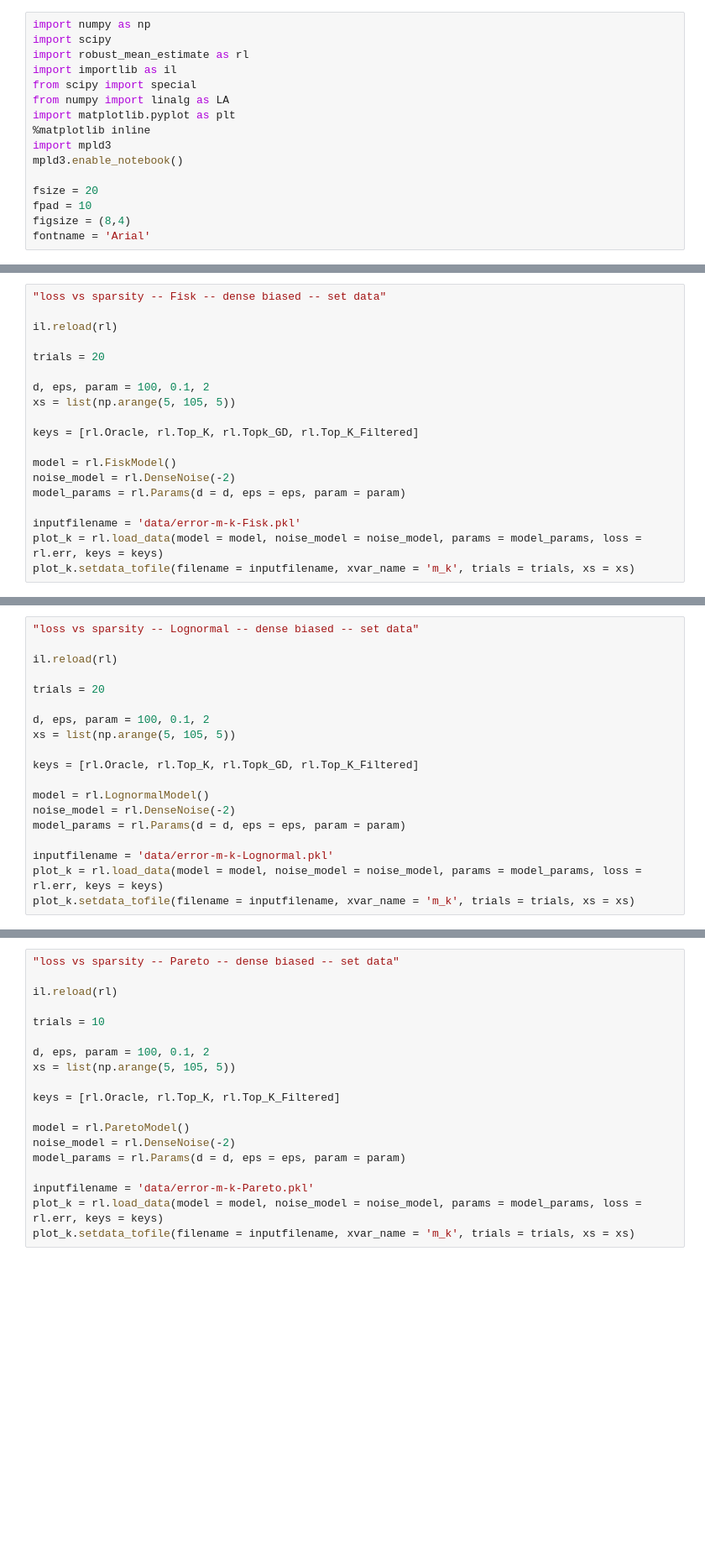
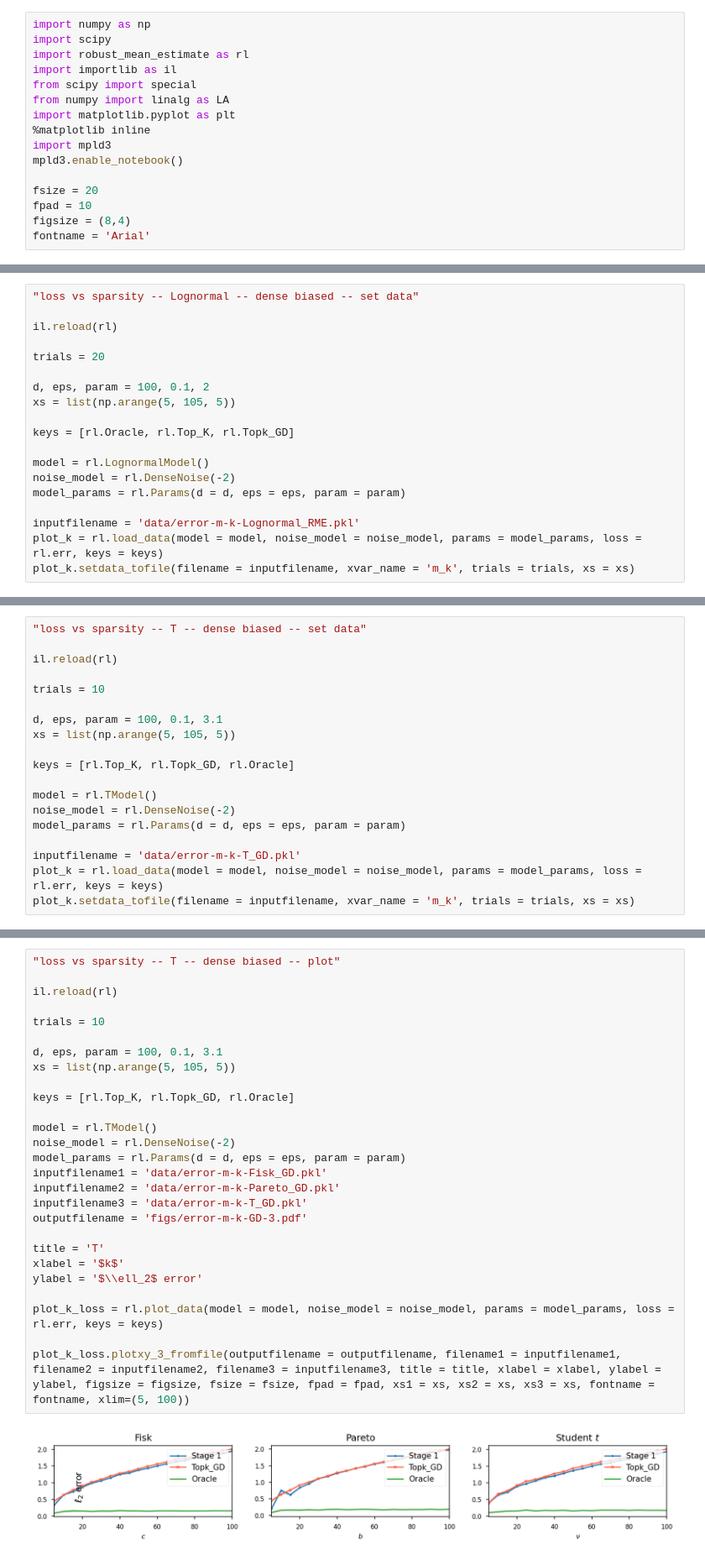
Before and after one commit to ying-hui-he/Robust_mean_estimation, a Jupyter notebook: m1_max_powerful.ipynb, the cells around one changed output, grey strips where cells are left out. Shown at 84% size. Saved outputs shown, nothing was run; the diff lists cells and outputs as text; blank space fills up the shorter version.

```diff
--- a/m1_max_powerful.ipynb
+++ b/m1_max_powerful.ipynb
@@ -17,5 +115,5 @@ fontname = 'Arial'
 # %%
-"loss vs sparsity -- Fisk -- dense biased -- set data"
+"loss vs sparsity -- Lognormal -- dense biased -- set data"
 
 il.reload(rl)
 
@@ -24,12 +122,12 @@ trials = 20
 d, eps, param = 100, 0.1, 2
 xs = list(np.arange(5, 105, 5))
 
-keys = [rl.Oracle, rl.Top_K, rl.Topk_GD, rl.Top_K_Filtered]
+keys = [rl.Oracle, rl.Top_K, rl.Topk_GD]
 
-model = rl.FiskModel()
+model = rl.LognormalModel()
 noise_model = rl.DenseNoise(-2)
 model_params = rl.Params(d = d, eps = eps, param = param)
 
-inputfilename = 'data/error-m-k-Fisk.pkl'
+inputfilename = 'data/error-m-k-Lognormal_RME.pkl'
 plot_k = rl.load_data(model = model, noise_model = noise_model, params = model_params, loss = rl.err, keys = keys)
 plot_k.setdata_tofile(filename = inputfilename, xvar_name = 'm_k', trials = trials, xs = xs)
@@ -59,22 +220,22 @@ plot_k_loss = rl.plot_data(model = model, noise_model = noise_model, params = mo
 
 plot_k_loss.plotxy_fromfile(outputfilename = outputfilename, filename = inputfilename, title = title, xlabel = xlabel, ylabel = ylabel, figsize = figsize, fsize = fsize, fpad = fpad, xs = xs, fontname = fontname)
 # %%
-"loss vs sparsity -- Lognormal -- dense biased -- set data"
+"loss vs sparsity -- T -- dense biased -- set data"
 
 il.reload(rl)
 
-trials = 20
+trials = 10
 
-d, eps, param = 100, 0.1, 2
+d, eps, param = 100, 0.1, 3.1
 xs = list(np.arange(5, 105, 5))
 
-keys = [rl.Oracle, rl.Top_K, rl.Topk_GD, rl.Top_K_Filtered]
+keys = [rl.Top_K, rl.Topk_GD, rl.Oracle]
 
-model = rl.LognormalModel()
+model = rl.TModel()
 noise_model = rl.DenseNoise(-2)
 model_params = rl.Params(d = d, eps = eps, param = param)
 
-inputfilename = 'data/error-m-k-Lognormal.pkl'
+inputfilename = 'data/error-m-k-T_GD.pkl'
 plot_k = rl.load_data(model = model, noise_model = noise_model, params = model_params, loss = rl.err, keys = keys)
 plot_k.setdata_tofile(filename = inputfilename, xvar_name = 'm_k', trials = trials, xs = xs)
 # %%
@@ -103,21 +264,31 @@ plot_k_loss = rl.plot_data(model = model, noise_model = noise_model, params = mo
 
 plot_k_loss.plotxy_fromfile(outputfilename = outputfilename, filename = inputfilename, title = title, xlabel = xlabel, ylabel = ylabel, figsize = figsize, fsize = fsize, fpad = fpad, xs = xs, fontname = fontname)
 # %%
-"loss vs sparsity -- Pareto -- dense biased -- set data"
+"loss vs sparsity -- T -- dense biased -- plot"
 
 il.reload(rl)
 
 trials = 10
 
-d, eps, param = 100, 0.1, 2
+d, eps, param = 100, 0.1, 3.1
 xs = list(np.arange(5, 105, 5))
 
-keys = [rl.Oracle, rl.Top_K, rl.Top_K_Filtered]
+keys = [rl.Top_K, rl.Topk_GD, rl.Oracle]
 
-model = rl.ParetoModel()
+model = rl.TModel()
 noise_model = rl.DenseNoise(-2)
 model_params = rl.Params(d = d, eps = eps, param = param)
+inputfilename1 = 'data/error-m-k-Fisk_GD.pkl'
+inputfilename2 = 'data/error-m-k-Pareto_GD.pkl'
+inputfilename3 = 'data/error-m-k-T_GD.pkl'
+outputfilename = 'figs/error-m-k-GD-3.pdf'
 
-inputfilename = 'data/error-m-k-Pareto.pkl'
-plot_k = rl.load_data(model = model, noise_model = noise_model, params = model_params, loss = rl.err, keys = keys)
-plot_k.setdata_tofile(filename = inputfilename, xvar_name = 'm_k', trials = trials, xs = xs)
+title = 'T'
+xlabel = '$k$'
+ylabel = '$\\ell_2$ error'
+
+plot_k_loss = rl.plot_data(model = model, noise_model = noise_model, params = model_params, loss = rl.err, keys = keys)
+
+plot_k_loss.plotxy_3_fromfile(outputfilename = outputfilename, filename1 = inputfilename1, filename2 = inputfilename2, filename3 = inputfilename3, title = title, xlabel = xlabel, ylabel = ylabel, figsize = figsize, fsize = fsize, fpad = fpad, xs1 = xs, xs2 = xs, xs3 = xs, fontname = fontname, xlim=(5, 100))
+# %% [output]
+[figure, added]
```
Also changed, not shown: parts of 11 cells of this notebook, 25 other files.
